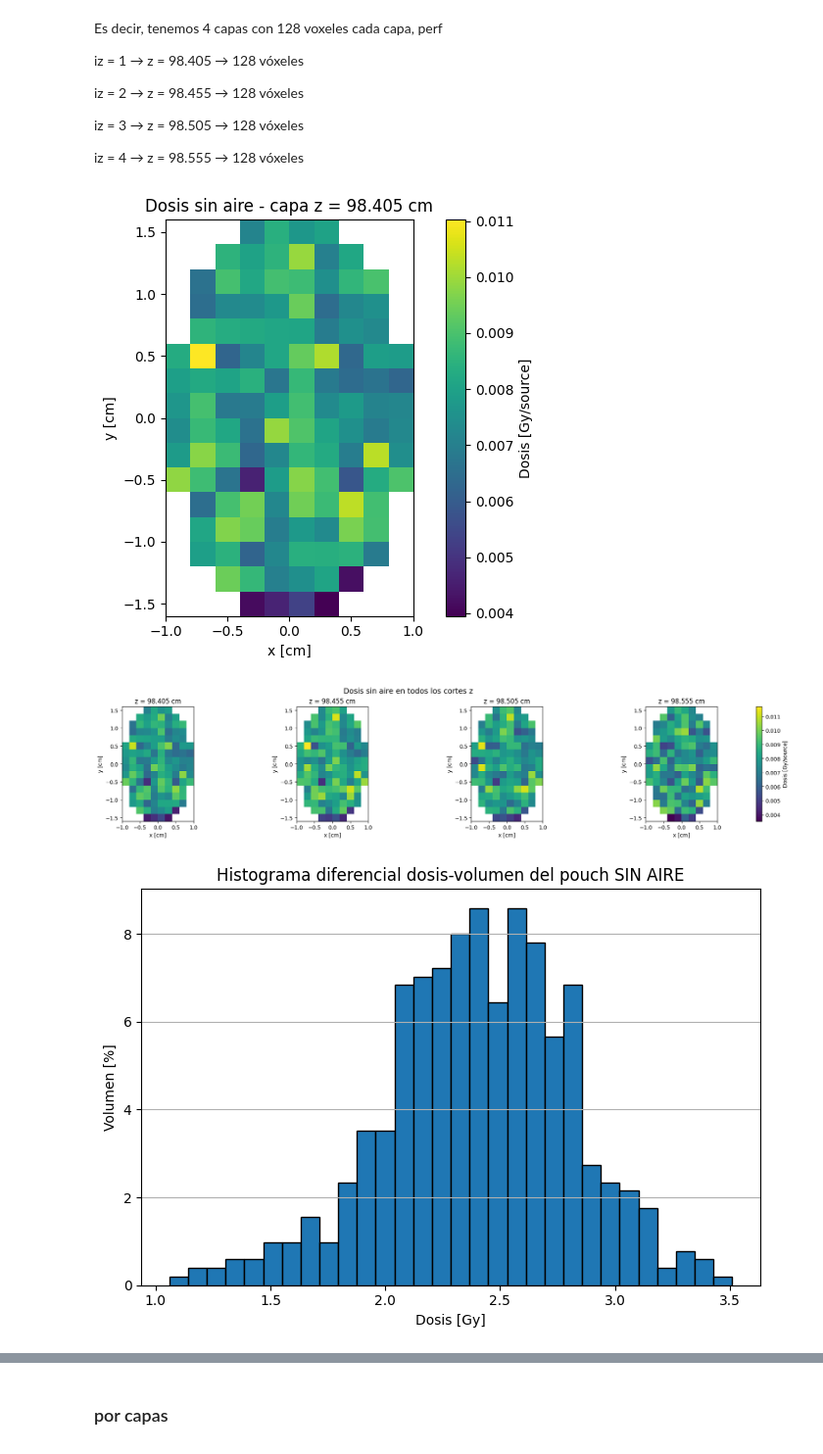
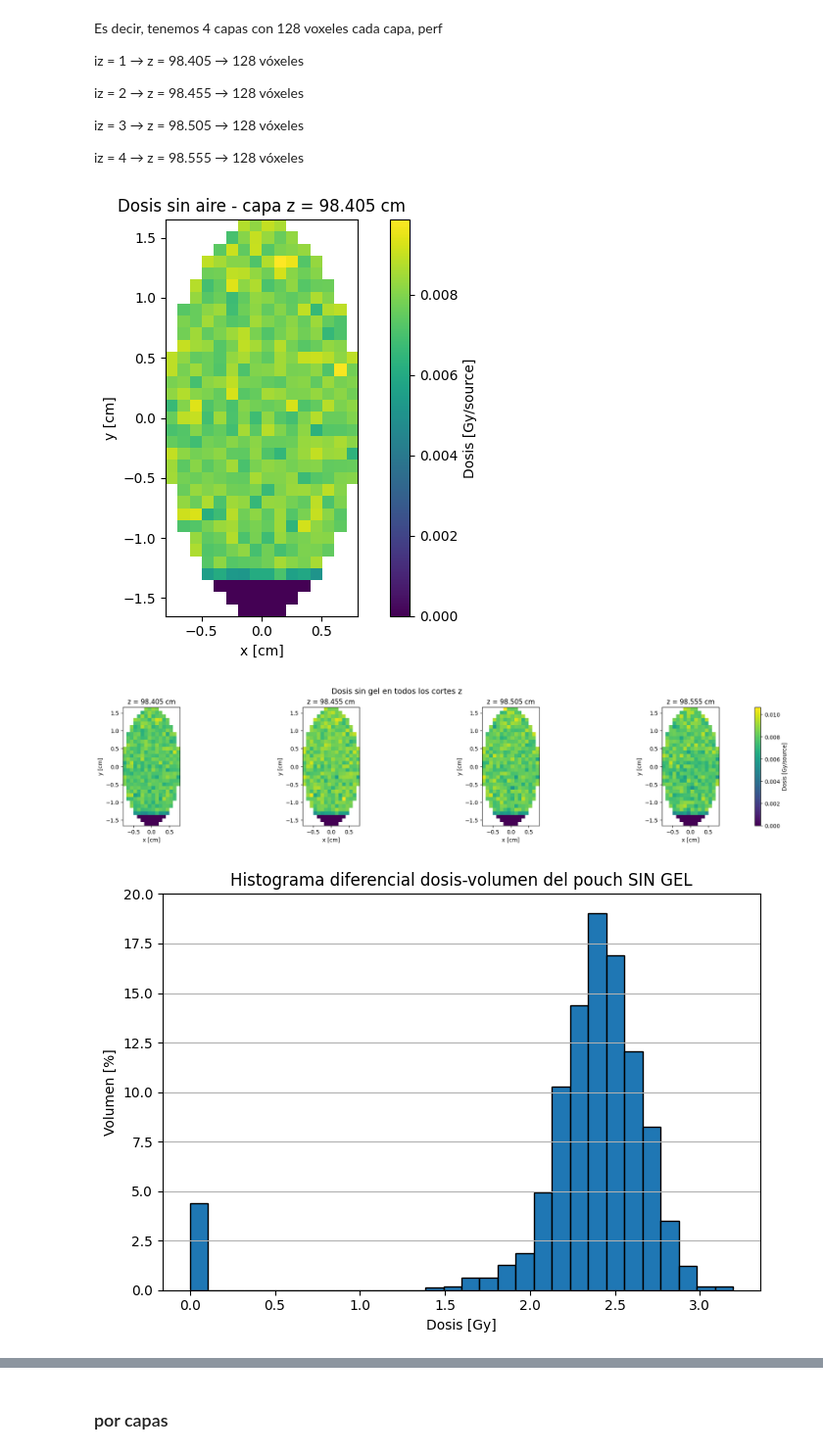
Before and after one commit to arirodriguez001/Laboratory-VI, a Jupyter notebook: Modelo irradiacion final/Modelo A/histograma_dosis-vol_A.ipynb, the cells around one changed output, grey strips where cells are left out. Shown at 98% size. Cells and saved outputs as stored; diff of their text form; code cells hidden in the pictures.

Commit message:
update simulacion terminada 14-6 20 Mev, 0,05 cm gel + detectores aire - con atenuador

```diff
--- a/Modelo irradiacion final/Modelo A/histograma_dosis-vol_A.ipynb
+++ b/Modelo irradiacion final/Modelo A/histograma_dosis-vol_A.ipynb
@@ -204,14 +204,14 @@ import pandas as pd
 import matplotlib.pyplot as plt
 import re
 # %%
-archivo = "histograma_dosis_A_old.out"
+archivo = "histograma_dosis_A.out"
 
-xmin = -1.0
-xmax = 1.0
+xmin = -0.8
+xmax = 0.8
 nx = 16
 
-ymin = -1.6
-ymax = 1.6
+ymin = -1.65
+ymax = 1.65
 ny = 33
 
 zmin = 98.38
@@ -286,11 +285,11 @@ X, Y, Z = np.meshgrid(x_centros, y_centros, z_centros, indexing="ij")
 
 x0 = 0.0
 y0 = 0.0
-z0 = 0.5 * (zmin + zmax)
+z0 = 98.48
 
-rx = 1.0
-ry = 1.6
-rz = 1.0
+rx = 0.8
+ry = 1.65
+rz = 0.8
 
 mascara_elipsoide = (
     ((X - x0) / rx)**2
@@ -431,7 +430,7 @@ plt.title(f"Dosis sin aire - capa z = {z_centros[iz]:.3f} cm")
 plt.tight_layout()
 plt.show()
 # %% [output]
-[figure, old version]
+[figure, new version]
 # %%
 fig, axes = plt.subplots(1, nz, figsize=(5 * nz, 4), constrained_layout=True)
 
@@ -457,10 +456,10 @@ for iz in range(nz):
 
 fig.colorbar(im, ax=axes, label="Dosis [Gy/source]")
 
-plt.suptitle("Dosis sin aire en todos los cortes z", fontsize=14)
+plt.suptitle("Dosis sin gel en todos los cortes z", fontsize=14)
 plt.show()
 # %% [output]
-[figure, old version]
+[figure, new version]
 # %%
 n_voxeles = len(data_dosis_fisica)
 
@@ -469,35 +468,35 @@ if n_voxeles == 0:
 
 volumen_por_voxel = 100.0 / n_voxeles
 
 bins_dosis = 30
 
 volumen_por_intervalo, bordes_dosis = np.histogram(
     data_dosis_fisica,
     bins=bins_dosis,
     weights=np.ones_like(data_dosis_fisica) * volumen_por_voxel
 )
 
 centros_dosis = 0.5 * (bordes_dosis[:-1] + bordes_dosis[1:])
 anchos = np.diff(bordes_dosis)
 
 plt.figure(figsize=(7, 5))
 
 plt.bar(
     centros_dosis,
     volumen_por_intervalo,
     width=anchos,
     align="center",
     edgecolor="black"
 )
 
 plt.xlabel("Dosis [Gy]")
 plt.ylabel("Volumen [%]")
-plt.title("Histograma diferencial dosis-volumen del pouch SIN AIRE")
+plt.title("Histograma diferencial dosis-volumen del pouch SIN GEL")
 plt.grid(True, axis="y")
 plt.tight_layout()
 plt.show()
 # %% [output]
-[figure, old version]
+[figure, new version]
 # %%
 np.min(data_dosis_fisica), np.max(data_dosis_fisica), np.mean(data_dosis_fisica)
 print(f"Dosis mínima en el pouch: {np.min(data_dosis_fisica):.2f} Gy")
```
Also changed, not shown: parts of 29 cells of this notebook, 34 other files.
